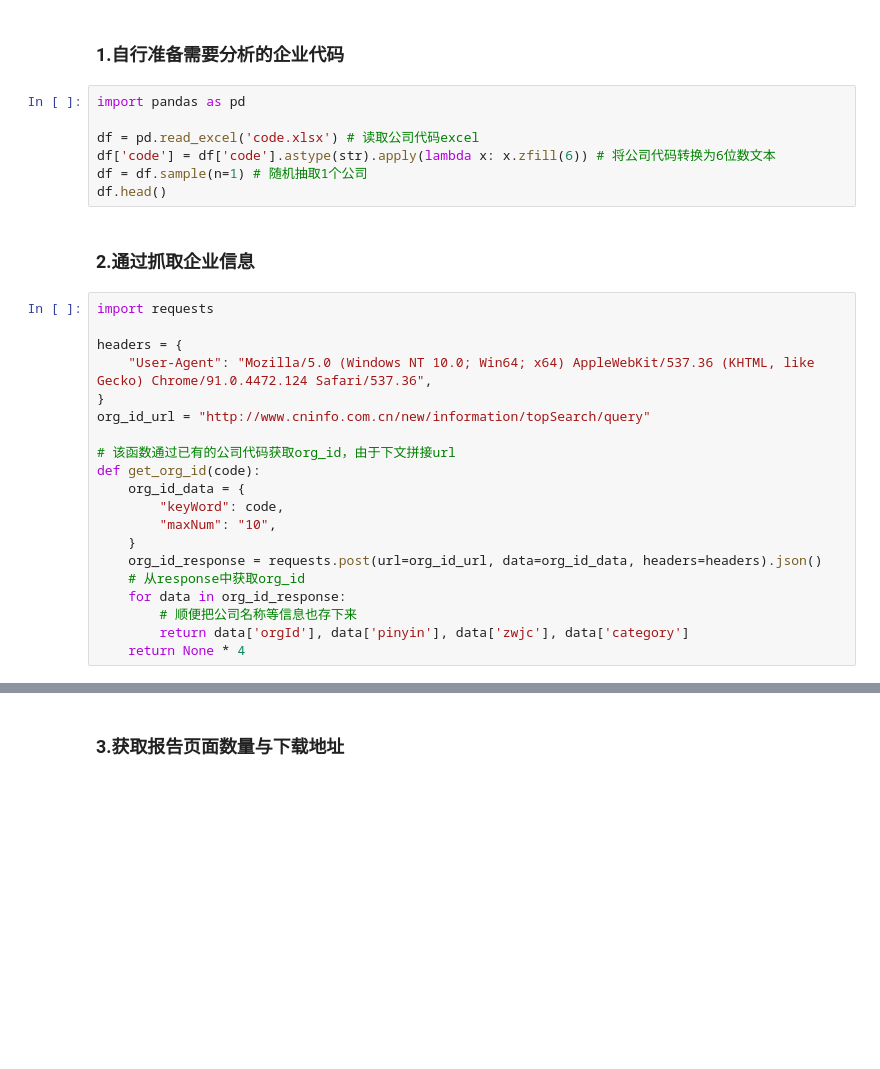
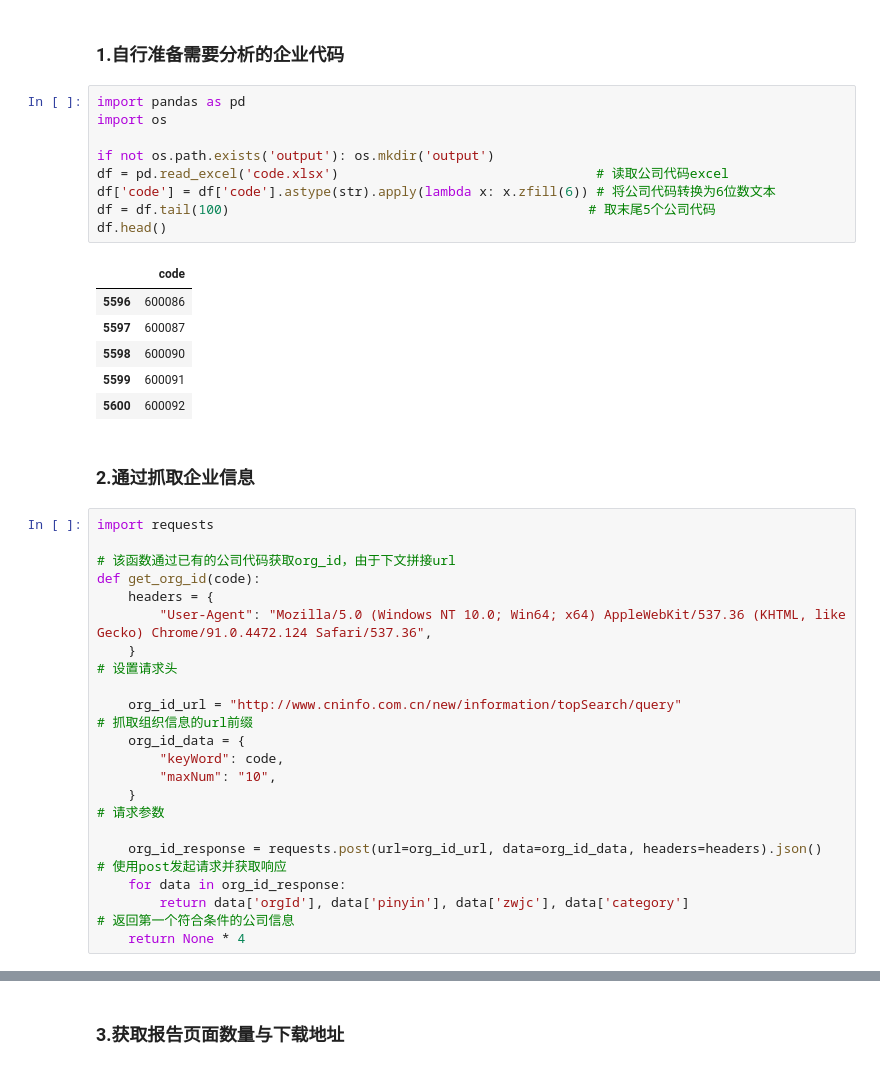
Before and after one commit to CrazyEight88/cninfo_announcements, a Jupyter notebook: main.ipynb, the cells around one changed output, grey strips where cells are left out. Cells and saved outputs as stored; diff of their text form; blank space fills up the shorter version.

```diff
--- a/main.ipynb
+++ b/main.ipynb
@@ -8,32 +8,40 @@
 ### 1.自行准备需要分析的企业代码
 # %%
 import pandas as pd
+import os
 
-df = pd.read_excel('code.xlsx') # 读取公司代码excel
+if not os.path.exists('output'): os.mkdir('output')
+df = pd.read_excel('code.xlsx')                                 # 读取公司代码excel
 df['code'] = df['code'].astype(str).apply(lambda x: x.zfill(6)) # 将公司代码转换为6位数文本
-df = df.sample(n=1) # 随机抽取1个公司
+df = df.tail(100)                                              # 取末尾5个公司代码
 df.head()
+# %% [output]
+|  | code |
+| 5596 | 600086 |
+| 5597 | 600087 |
+| 5598 | 600090 |
+| 5599 | 600091 |
+| 5600 | 600092 |
 # %% [markdown]
 ### 2.通过抓取企业信息
 # %%
 import requests
 
-headers = {
-    "User-Agent": "Mozilla/5.0 (Windows NT 10.0; Win64; x64) AppleWebKit/537.36 (KHTML, like Gecko) Chrome/91.0.4472.124 Safari/537.36",
-}
-org_id_url = "http://www.cninfo.com.cn/new/information/topSearch/query"
-
 # 该函数通过已有的公司代码获取org_id，由于下文拼接url
 def get_org_id(code):
+    headers = {
+        "User-Agent": "Mozilla/5.0 (Windows NT 10.0; Win64; x64) AppleWebKit/537.36 (KHTML, like Gecko) Chrome/91.0.4472.124 Safari/537.36",
+    }                                                                                               # 设置请求头
+
+    org_id_url = "http://www.cninfo.com.cn/new/information/topSearch/query"                         # 抓取组织信息的url前缀
     org_id_data = {
         "keyWord": code,
         "maxNum": "10",
-    }
-    org_id_response = requests.post(url=org_id_url, data=org_id_data, headers=headers).json()
-    # 从response中获取org_id
+    }                                                                                               # 请求参数
+
+    org_id_response = requests.post(url=org_id_url, data=org_id_data, headers=headers).json()       # 使用post发起请求并获取响应
     for data in org_id_response:
-        # 顺便把公司名称等信息也存下来
-        return data['orgId'], data['pinyin'], data['zwjc'], data['category']
+        return data['orgId'], data['pinyin'], data['zwjc'], data['category']                        # 返回第一个符合条件的公司信息
     return None * 4
 # %%
 from tqdm import tqdm
```
Also changed, not shown: parts of 9 cells of this notebook, 2 other files.
